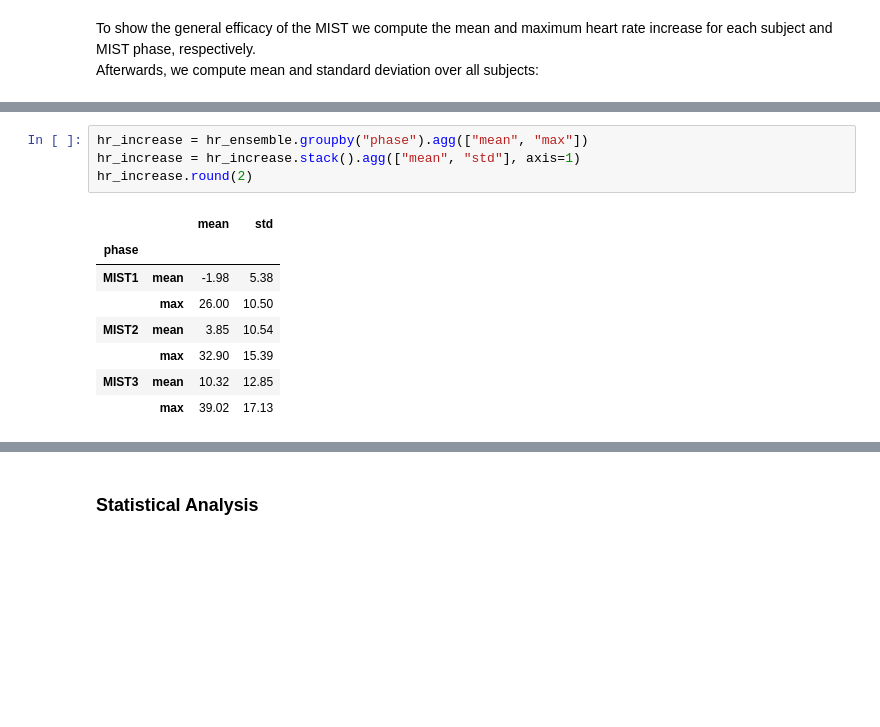
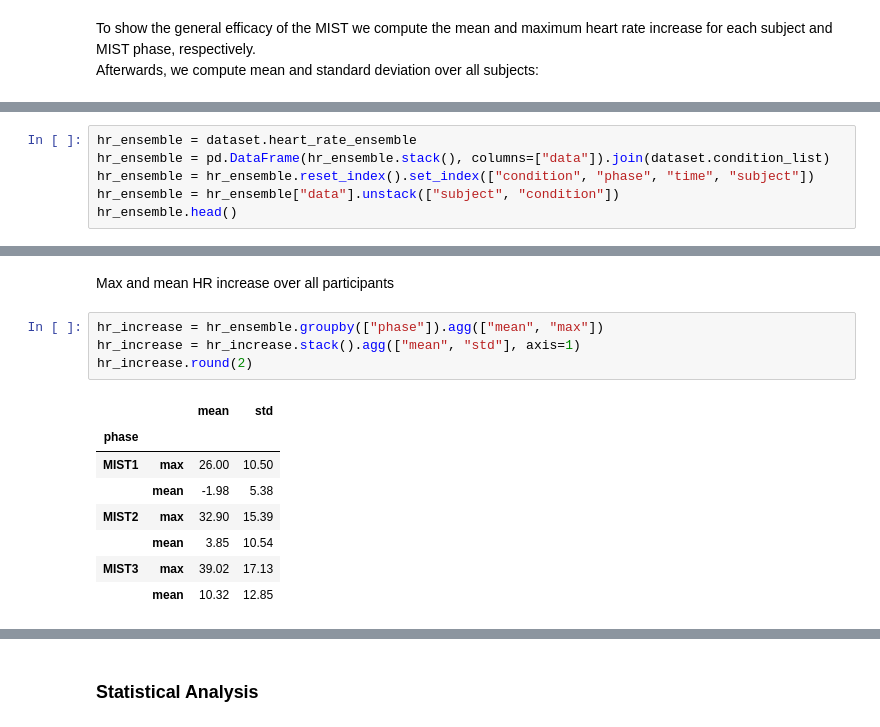
Before and after one commit to mad-lab-fau/cft-analysis, a Jupyter notebook: experiments/2022_scientific_reports/notebooks/analysis/ECG_Analysis.ipynb, the cells around one changed output, grey strips where cells are left out. Drawn from its saved outputs; the diff is of its cells as text; blank space fills up the shorter version.

Commit message:
added further analysis and result tables

```diff
--- a/experiments/2022_scientific_reports/notebooks/analysis/ECG_Analysis.ipynb
+++ b/experiments/2022_scientific_reports/notebooks/analysis/ECG_Analysis.ipynb
@@ -103,0 +92,6 @@ hr_ensemble.head()
+# %%
+hr_ensemble = dataset.heart_rate_ensemble
+hr_ensemble = pd.DataFrame(hr_ensemble.stack(), columns=["data"]).join(dataset.condition_list)
+hr_ensemble = hr_ensemble.reset_index().set_index(["condition", "phase", "time", "subject"])
+hr_ensemble = hr_ensemble["data"].unstack(["subject", "condition"])
+hr_ensemble.head()
@@ -104,13 +108,15 @@ hr_ensemble.head()
+# %% [markdown]
+Max and mean HR increase over all participants
 # %%
-hr_increase = hr_ensemble.groupby("phase").agg(["mean", "max"])
+hr_increase = hr_ensemble.groupby(["phase"]).agg(["mean", "max"])
 hr_increase = hr_increase.stack().agg(["mean", "std"], axis=1)
 hr_increase.round(2)
 # %% [output]
 |  |  | mean | std |
 | phase |  |  |  |
-| MIST1 | mean | -1.98 | 5.38 |
-|  | max | 26.00 | 10.50 |
-| MIST2 | mean | 3.85 | 10.54 |
-|  | max | 32.90 | 15.39 |
-| MIST3 | mean | 10.32 | 12.85 |
-|  | max | 39.02 | 17.13 |
+| MIST1 | max | 26.00 | 10.50 |
+|  | mean | -1.98 | 5.38 |
+| MIST2 | max | 32.90 | 15.39 |
+|  | mean | 3.85 | 10.54 |
+| MIST3 | max | 39.02 | 17.13 |
+|  | mean | 10.32 | 12.85 |
```
Also changed, not shown: parts of 19 cells of this notebook, 6 other files.
